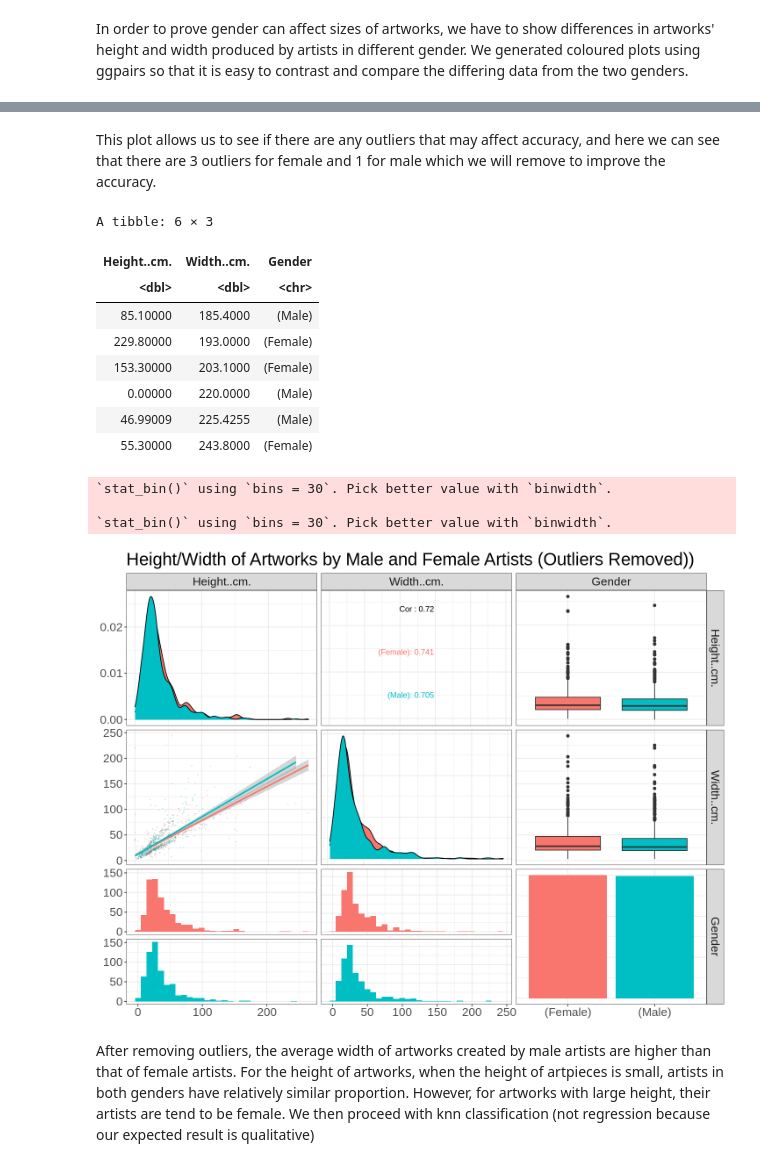
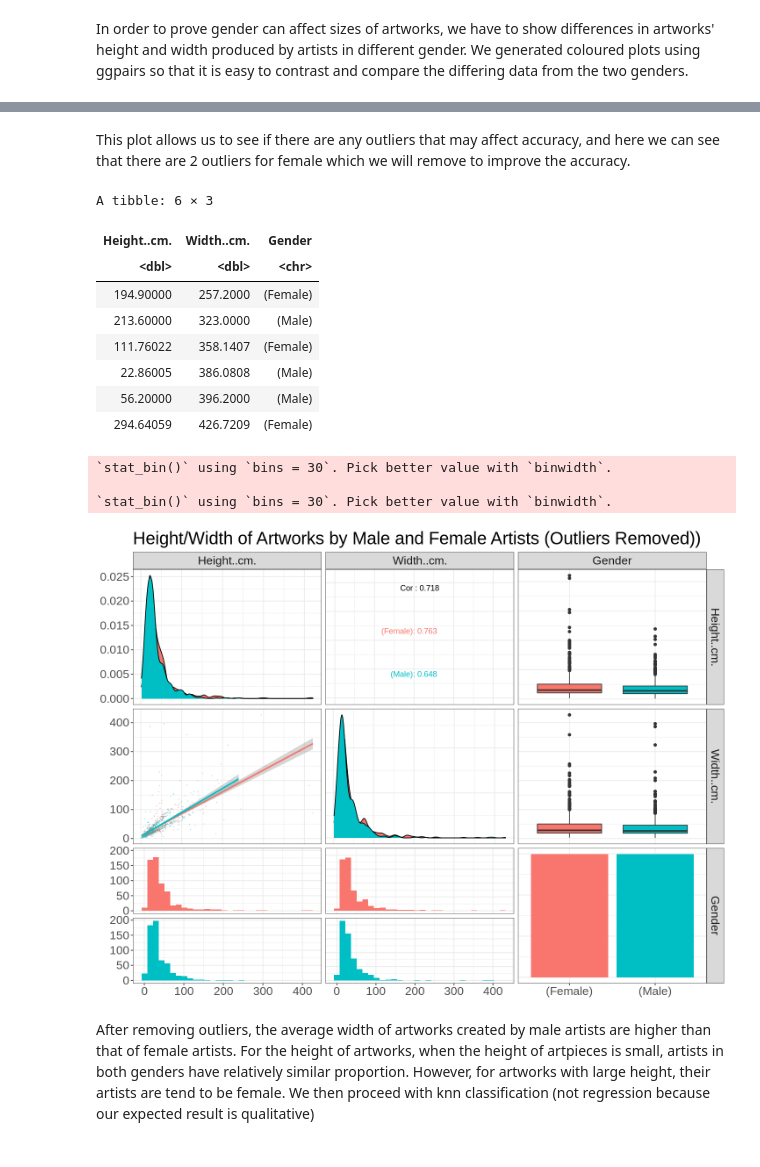
Before and after one commit to annekedresselhuis/DSCI-Group-Project, a Jupyter notebook: group_28_preliminary_analysis_dec6.ipynb, the cells around one changed output, grey strips where cells are left out. Saved outputs shown, nothing was run; the diff lists cells and outputs as text; code cells hidden in the pictures.

```diff
--- a/group_28_preliminary_analysis_dec6.ipynb
+++ b/group_28_preliminary_analysis_dec6.ipynb
@@ -120,7 +120,8 @@ artworks_male <- artworks_selected %>%
                         filter(Gender == "(Male)") %>%
                         filter(Height..cm. != "NA") %>%
                         filter(Width..cm. != "NA") %>%
-                        filter(Width..cm. != 0 | Height..cm. != 0)
+                        filter(Width..cm. != 0) %>%
+                        filter(Height..cm. != 0)
 artworks_male <- sample_n(artworks_male, 1200)
 artworks_male_6 <- tail(artworks_male, 6)
 artworks_male_6
@@ -141,7 +142,8 @@ artworks_female <- artworks_selected %>%
                         filter(Gender == "(Female)") %>%
                         filter(Height..cm. != "NA") %>%
                         filter(Width..cm. != "NA") %>%
-                        filter(Width..cm. != 0 | Height..cm. != 0)
+                        filter(Width..cm. != 0) %>%
+                        filter(Height..cm. != 0)
 artworks_female <- sample_n(artworks_female, 1200)
 artworks_female_6 <- tail(artworks_female, 6)
 artworks_female_6
@@ -162,7 +164,8 @@ artworks_both <- rbind(artworks_male, artworks_female)
 artworks_both <- sample_n(artworks_both, 1200) %>%
                  filter(Height..cm. != "NA") %>%
                  filter(Width..cm. != "NA") %>%
-                 filter(Width..cm. != 0 | Height..cm. != 0)
+                 filter(Width..cm. != 0) %>%
+                 filter(Height..cm. != 0)
 artworks_both_6 <- tail(artworks_both, 6)
 artworks_both_6
 nrow(artworks_both)
@@ -196,5 +200,5 @@ gender_plot
 # %% [markdown]
-This plot allows us to see if there are any outliers that may affect accuracy, and here we can see that there are 3 outliers for female and 1 for male which we will remove to improve the accuracy.
+This plot allows us to see if there are any outliers that may affect accuracy, and here we can see that there are 2 outliers for female which we will remove to improve the accuracy.
 # %%
 #remove outliers with slice
 artworks_width_revised <- arrange(artworks_both, Width..cm.) %>%
@@ -205,27 +209,28 @@ artworks_width_revised_6
 A tibble: 6 × 3
 | Height..cm. | Width..cm. | Gender |
 | <dbl> | <dbl> | <chr> |
-| 85.10000 | 185.4000 | (Male) |
-| 229.80000 | 193.0000 | (Female) |
-| 153.30000 | 203.1000 | (Female) |
-| 0.00000 | 220.0000 | (Male) |
-| 46.99009 | 225.4255 | (Male) |
-| 55.30000 | 243.8000 | (Female) |
+| 194.90000 | 257.2000 | (Female) |
+| 213.60000 | 323.0000 | (Male) |
+| 111.76022 | 358.1407 | (Female) |
+| 22.86005 | 386.0808 | (Male) |
+| 56.20000 | 396.2000 | (Male) |
+| 294.64059 | 426.7209 | (Female) |
 # %%
 #make plot with revised width data
+options(repr.plot.height = 9, repr.plot.width = 12)
 gender_plot_revised <- artworks_width_revised %>%
                    ggpairs(title = "Height/Width of Artworks by Male and Female Artists (Outliers Removed))",
                    mapping = ggplot2::aes(colour=Gender),
                    lower = list(continuous = wrap("smooth", alpha = 0.3, size=0.1)))  +
                    labs("Height(cm)", "Width(cm)", "Gender(Female and Male)") +
                    theme_bw() +
                    theme(text = element_text(size = 20))
 gender_plot_revised
 # %% [output]
 `stat_bin()` using `bins = 30`. Pick better value with `binwidth`.
 
 `stat_bin()` using `bins = 30`. Pick better value with `binwidth`.
-[figure, old version]
+[figure, new version]
 # %% [markdown]
 After removing outliers, the average width of artworks created by male artists are higher than that of female artists.
 For the height of artworks, when the height of artpieces is small, artists in both genders have relatively similar proportion. However, for artworks with large height, their artists are tend to be female. We then proceed with knn classification (not regression because our expected result is qualitative)
```
Also changed, not shown: parts of 8 cells of this notebook.
